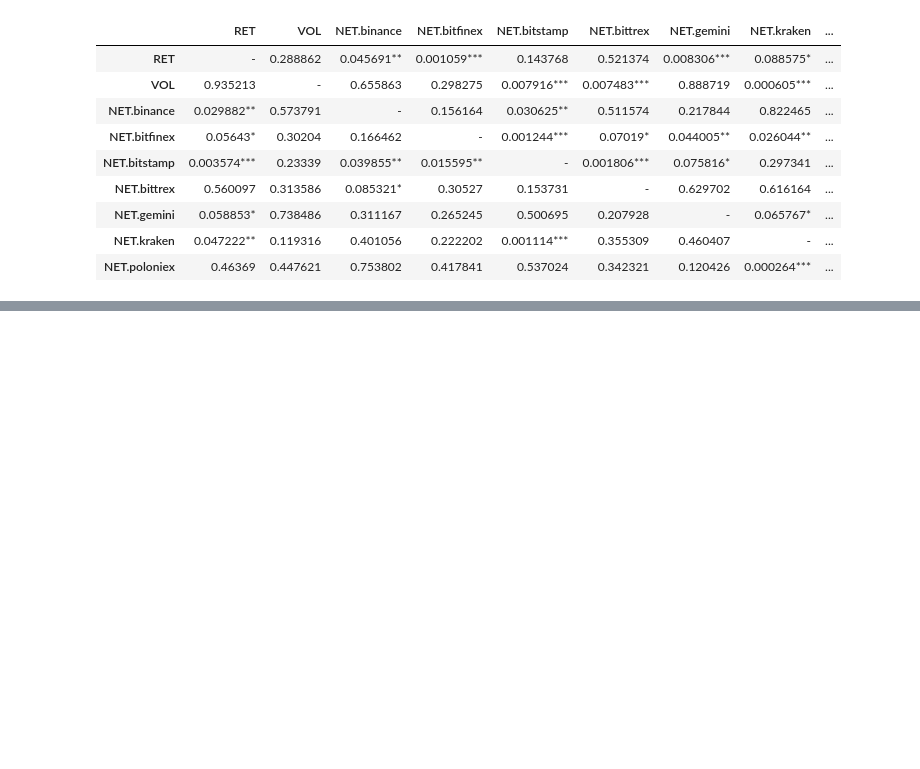
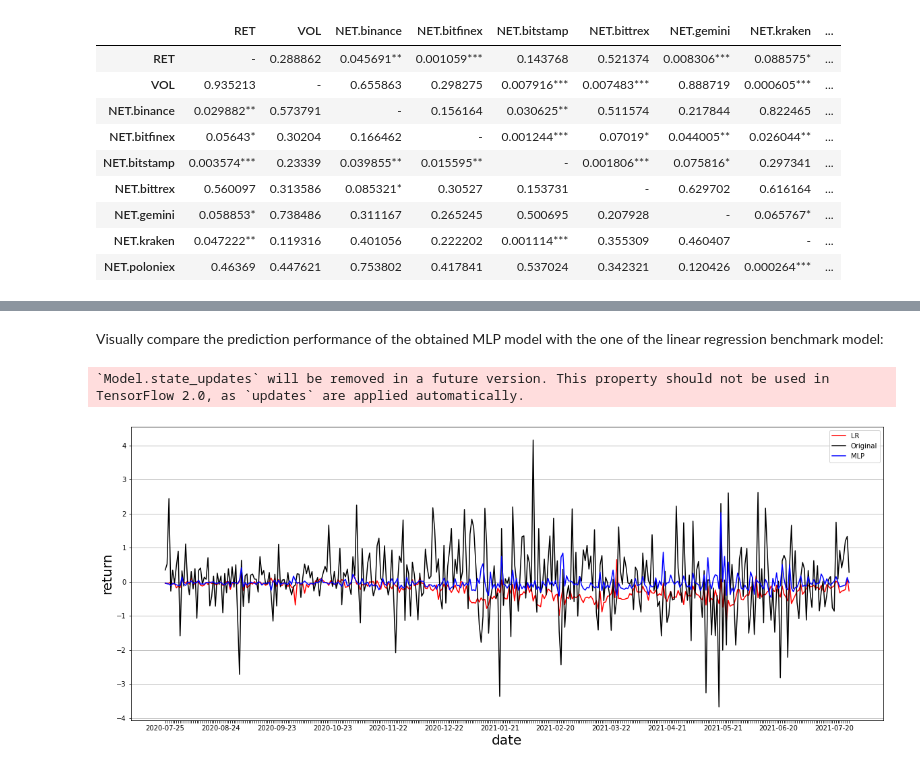
Before and after one commit to riccardofradiani/ML4F-Crypto-prediction-from-exchange-flows, a Jupyter notebook: final_notebook.ipynb, the cells around one changed output, grey strips where cells are left out. Drawn from its saved outputs; the diff is of its cells as text; code cells hidden in the pictures; blank space fills up the shorter version.

```diff
--- a/final_notebook.ipynb
+++ b/final_notebook.ipynb
@@ -308,0 +658,32 @@ print(eth_GC_res.to_latex(index=True))
+# %% [markdown]
+Visually compare the prediction performance of the obtained MLP model with the one of the linear regression benchmark model:
+# %%
+#Comparison between MLP and LR
+
+history, model, X_test, y_test, X_train, y_train = build_and_fit_model_btc(n_steps, btc_data_ret, epochs=100)
+pred = model.predict(np.array(X_test))
+original = y_test
+predicted = pred
+reg = LinearRegression().fit(X_train, y_train)
+yhat = reg.predict(X_test)
+n = len(yhat)
+dates = btc_data_ret.index[-n:]
+fig, ax = plt.subplots(figsize=(20,8))
+
+plt.plot(dates, yhat, color = 'red', label='LR')
+plt.plot(dates, original, color='black', label = 'Original')
+plt.plot(dates, predicted, color='blue', label = 'MLP')
+plt.grid(axis='y')
+plt.xlabel('date', fontsize = 20)
+plt.ylabel('return', fontsize = 20)
+plt.legend(loc='best')
+
+every_nth = 30
+for n, label in enumerate(ax.xaxis.get_ticklabels()):
+    if n % every_nth != 0:
+        label.set_visible(False)
+
+plt.show()
+# %% [output]
+`Model.state_updates` will be removed in a future version. This property should not be used in TensorFlow 2.0, as `updates` are applied automatically.
+[figure, added]
```
Also changed, not shown: parts of 50 cells of this notebook.
